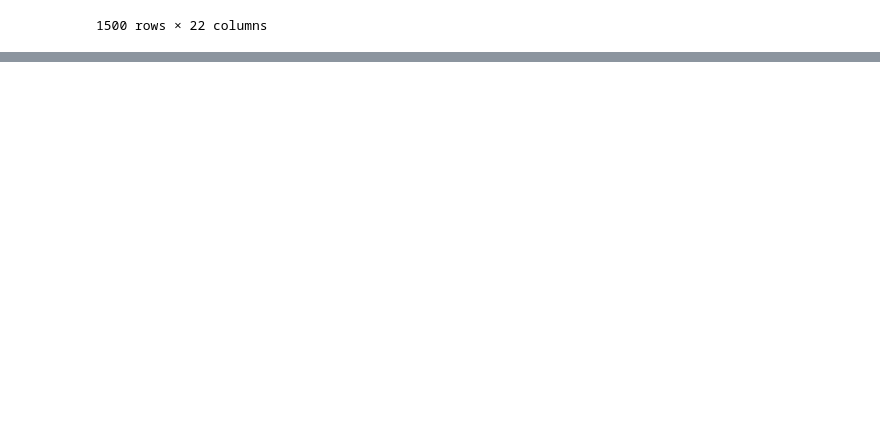
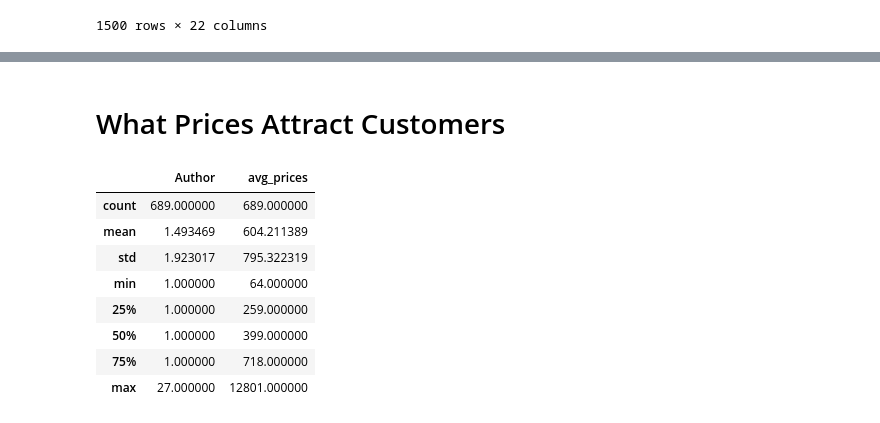
Before and after one commit to hongson6/Analysis-on-Best-Selling-Books-in-India, a Jupyter notebook: Final Project.ipynb, the cells around one changed output, grey strips where cells are left out. Saved outputs shown, nothing was run; the diff lists cells and outputs as text; code cells hidden in the pictures; blank space fills up the shorter version.

```diff
--- a/Final Project.ipynb
+++ b/Final Project.ipynb
@@ -468,0 +481,2 @@ new_books.name.value_counts()[0:10].sort_index().plot.pie(figsize=(15,5))
+# %% [markdown]
+# What Prices Attract Customers
@@ -468,0 +485,10 @@ new_books.name.value_counts()[0:10].sort_index().plot.pie(figsize=(15,5))
+# %%
+prices = []
+def calculate_author_avg(names):
+    for i in names:
+        price = new_books[new_books.Author == i].selling_price.mean()
+        prices.append(price)
+
+calculate_author_avg(authors)
+# %%
+authors_df = pd.DataFrame(data = new_books.Author.value_counts())
@@ -468,0 +497,12 @@ new_books.name.value_counts()[0:10].sort_index().plot.pie(figsize=(15,5))
+# %%
+authors_df.describe()
+# %% [output]
+|  | Author | avg_prices |
+| count | 689.000000 | 689.000000 |
+| mean | 1.493469 | 604.211389 |
+| std | 1.923017 | 795.322319 |
+| min | 1.000000 | 64.000000 |
+| 25% | 1.000000 | 259.000000 |
+| 50% | 1.000000 | 399.000000 |
+| 75% | 1.000000 | 718.000000 |
+| max | 27.000000 | 12801.000000 |
```
Also changed, not shown: parts of 26 cells of this notebook.
